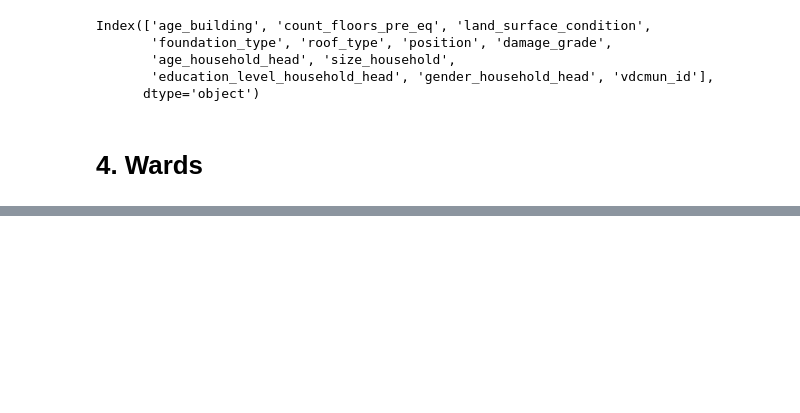
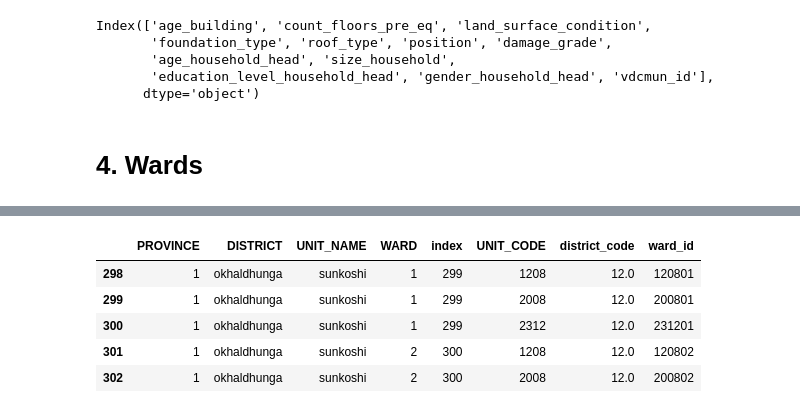
Before and after one commit to chantalwuer/earthquake_damage, a Jupyter notebook: notebooks/CW_Mapping_Wards.ipynb, the cells around one changed output, grey strips where cells are left out. Saved outputs shown, nothing was run; the diff lists cells and outputs as text; code cells hidden in the pictures; blank space fills up the shorter version.

```diff
--- a/notebooks/CW_Mapping_Wards.ipynb
+++ b/notebooks/CW_Mapping_Wards.ipynb
@@ -524,0 +575,7 @@ Index(['age_building', 'count_floors_pre_eq', 'land_surface_condition',
+# %%
+# ward_unit_code.dropna(inplace=True)
+ward_unit_code['UNIT_CODE'] = ward_unit_code['UNIT_CODE'].astype('Int64')
+
+ward_unit_code.head()
+
+# df['myCol'] = df['myCol'].astype('Int64')
@@ -524,0 +589,5 @@ Index(['age_building', 'count_floors_pre_eq', 'land_surface_condition',
+# %%
+district_codes_inv = {v: k for k, v in district_codes.items()}
+# %%
+ward_unit_code['district_code'] = ward_unit_code['DISTRICT'].map(district_codes_inv)
+ward_unit_code.dropna(inplace=True)
@@ -524,0 +604,20 @@ Index(['age_building', 'count_floors_pre_eq', 'land_surface_condition',
+# %%
+ward_id = []
+
+for i, y in ward_unit_code.iterrows():
+    if y['WARD'] < 10:
+        ward_id.append(str(y['UNIT_CODE']) + '0' + str(y['WARD']))
+    else:
+        ward_id.append(str(y['UNIT_CODE']) + str(y['WARD']))
+
+ward_unit_code['ward_id'] = ward_id
+ward_unit_code['ward_id'] = ward_unit_code['ward_id'].astype('Int64')
+# %%
+ward_unit_code.head()
+# %% [output]
+|  | PROVINCE | DISTRICT | UNIT_NAME | WARD | index | UNIT_CODE | district_code | ward_id |
+| 298 | 1 | okhaldhunga | sunkoshi | 1 | 299 | 1208 | 12.0 | 120801 |
+| 299 | 1 | okhaldhunga | sunkoshi | 1 | 299 | 2008 | 12.0 | 200801 |
+| 300 | 1 | okhaldhunga | sunkoshi | 1 | 299 | 2312 | 12.0 | 231201 |
+| 301 | 1 | okhaldhunga | sunkoshi | 2 | 300 | 1208 | 12.0 | 120802 |
+| 302 | 1 | okhaldhunga | sunkoshi | 2 | 300 | 2008 | 12.0 | 200802 |
```
Also changed, not shown: parts of 21 cells of this notebook.
